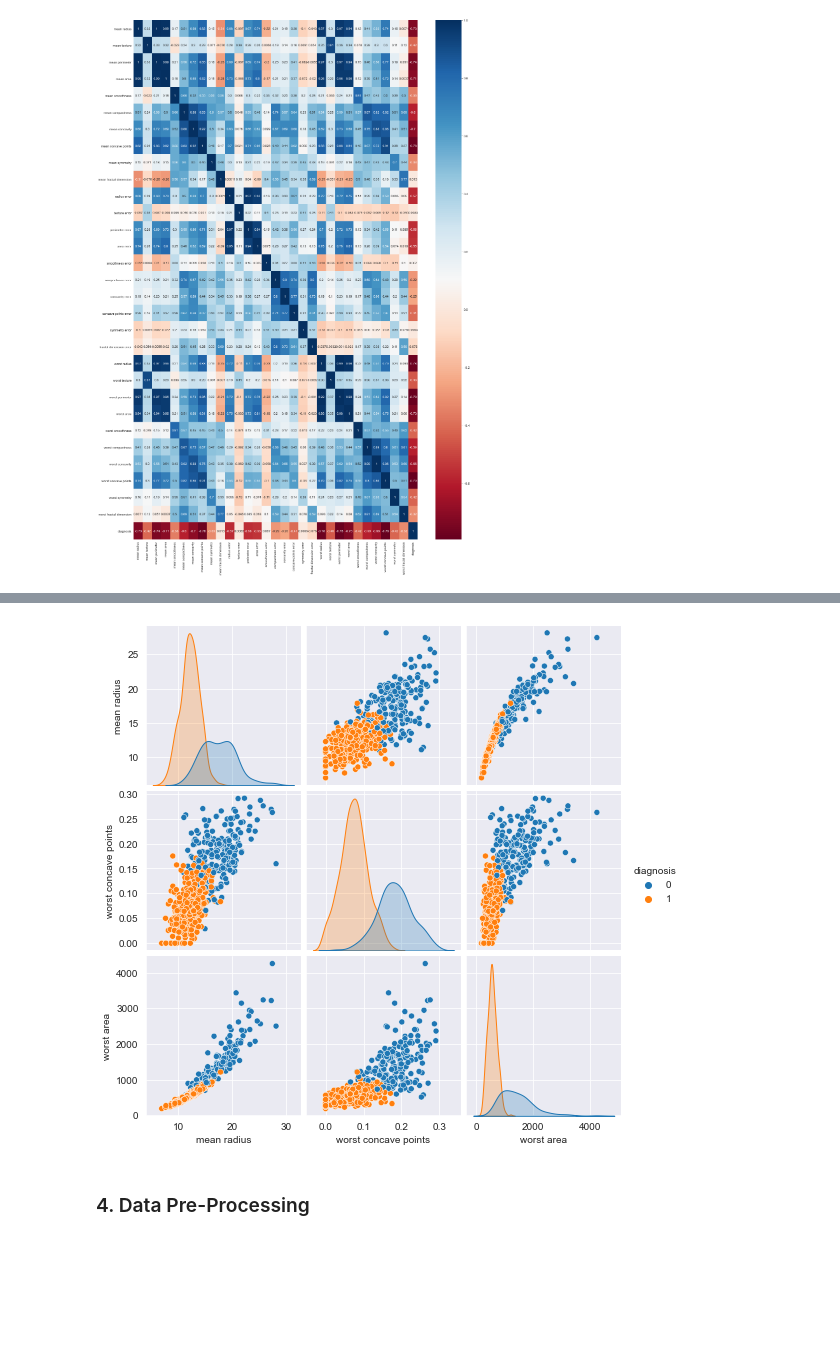
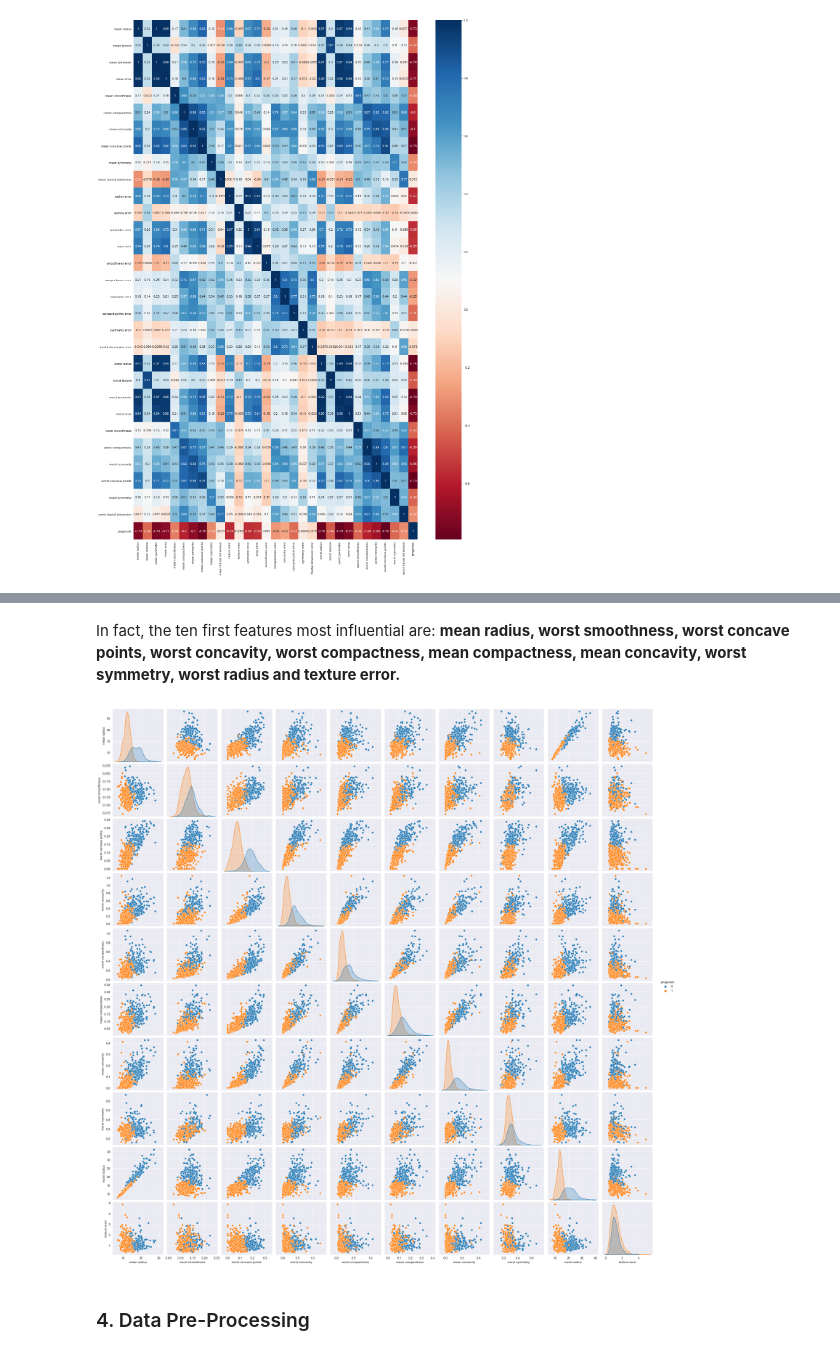
Before and after one commit to GiovannaBezerra/breast_cancer_detection, a Jupyter notebook: Breast_Cancer_Detection.ipynb, the cells around one changed output, grey strips where cells are left out. Drawn from its saved outputs; the diff is of its cells as text; code cells hidden in the pictures; blank space fills up the shorter version.

```diff
--- a/Breast_Cancer_Detection.ipynb
+++ b/Breast_Cancer_Detection.ipynb
@@ -73,7 +75,9 @@ data_load = load_breast_cancer()
 df = pd.DataFrame(data_load.data, columns = data_load.feature_names)
 # %%
 # Including diagnosis column on data frame:
-df['diagnosis'] = data_load.target
+# 0 - malignant
+# 1 - benign
+df['prognosis'] = data_load.target
 # %%
 # Show first five rows:
 df.head()
@@ -168,8 +209,11 @@ sns.heatmap(df.corr(), annot=True, cmap='RdBu');
+# %% [markdown]
+In fact, the ten first features most influential are: **mean radius, worst smoothness, worst concave points, worst concavity, worst compactness, mean compactness, mean concavity, worst symmetry, worst radius and texture error.**
 # %%
-### VERFICAR QUAIS SÃO AS FEATURES COM CORRELACAO MAIS SIGNIFICATIVA:
-# Chart to verify dataset feature correlation - Scatter plot:
-sns.pairplot(df[['mean radius','worst concave points','worst area','diagnosis']],hue='diagnosis', height = 2.5);
+# Chart to verify dataset feature correlation with ten features - Scatter plot:
+sns.pairplot(df[['mean radius', 'worst smoothness', 'worst concave points', 'worst concavity',
+                'worst compactness', 'mean compactness', 'mean concavity', 'worst symmetry',
+                'worst radius', 'texture error','prognosis']],hue='prognosis', height = 2.5);
 # %% [output]
-[figure, old version]
+[figure, new version]
 # %% [markdown]
 ### 4. Data Pre-Processing
```
Also changed, not shown: parts of 68 cells of this notebook.
